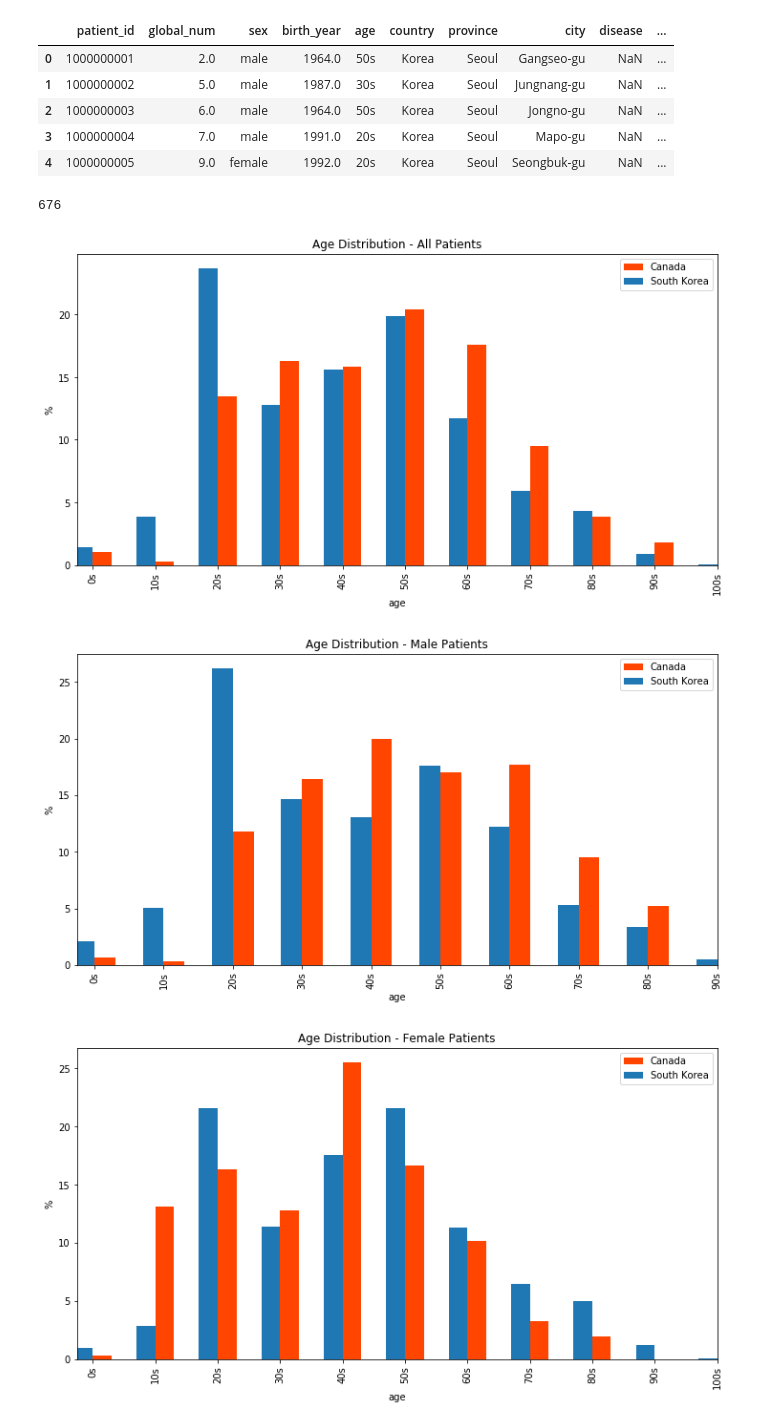
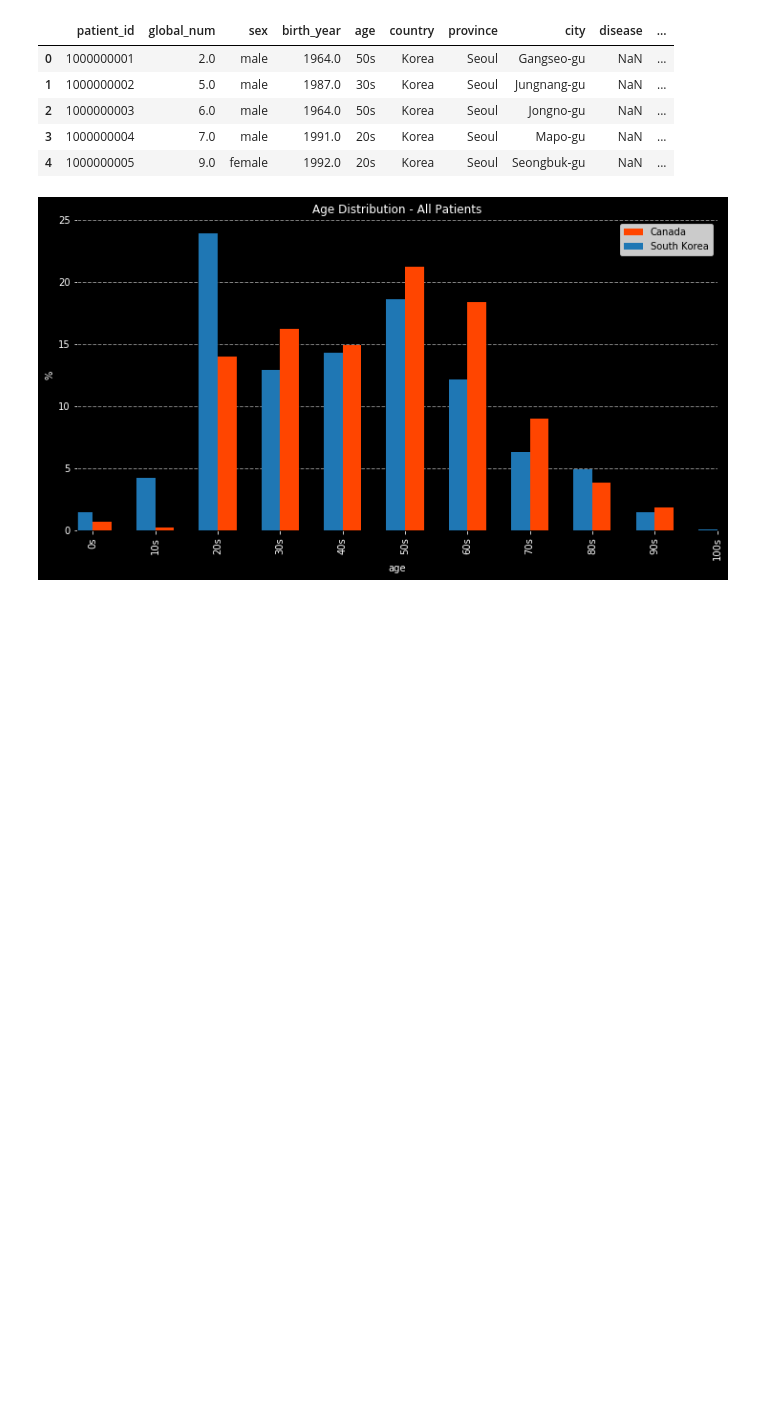
Before and after one commit to Thiagobc23/COVID-19, a Jupyter notebook: 03_patients.ipynb, the cells around one changed output. Drawn from its saved outputs; the diff is of its cells as text; code cells hidden in the pictures; blank space fills up the shorter version.

```diff
--- a/03_patients.ipynb
+++ b/03_patients.ipynb
@@ -12,8 +12,12 @@ df_patients.head()
 | 2 | 1000000003 | 6.0 | male | 1964.0 | 50s | Korea | Seoul | Jongno-gu | NaN | ... |
 | 3 | 1000000004 | 7.0 | male | 1991.0 | 20s | Korea | Seoul | Mapo-gu | NaN | ... |
 | 4 | 1000000005 | 9.0 | female | 1992.0 | 20s | Korea | Seoul | Seongbuk-gu | NaN | ... |
+# %%
+# remove 66's
+index = df_patients[df_patients['age'] == '66s']['age'].index[0]
+df_patients.at[index, 'age'] = "60s"
 # %%
-path = 'c:/py/covid19/data/uncover/covid_19_canada_open_data_working_group'
+path = 'data/canada/'
 df_can = pd.read_csv(path+'/public-covid-19-cases-canada.csv')
 df_can.head()
 
@@ -32,74 +36,42 @@ for i, row in df_can.iterrows():
     new_age.append(corrections[row['age']])
 
 df_can['age'] = new_age
-# %%
-len(df_can)
-# %% [output]
-676
 # %%
 #Age dist - All
-fig, ax = plt.subplots(1, figsize=(12,6))
+fig, ax = plt.subplots(1, figsize=(12,6), facecolor='black')
 
 ages_dist = df_patients.groupby('age').count()['patient_id']
 
 ag = pd.DataFrame(ages_dist.index)
 ag['count'] = ages_dist.values / ages_dist.sum() * 100
 ag['index'] = [0,10,1,2,3,4,5,6,7,8,9]
 ag.set_index('index', inplace=True)
 
 ages_dist_can = df_can.groupby('age').count()['provincial_case_id']
 ag_can = pd.DataFrame(ages_dist_can.index)
 ag_can['count'] = ages_dist_can.values / ages_dist_can.sum() * 100
 ag_can.sort_index().plot(kind='bar', x='age', ax=ax, width=0.3, align='edge', color='orangered')
 
 ag.sort_index().plot(kind='bar', x='age', ax=ax, width=-0.3, align='edge')
-plt.title('Age Distribution - All Patients')
-plt.ylabel('%')
+plt.title('Age Distribution - All Patients', color='white')
+plt.ylabel('%', color='white')
 plt.legend(['Canada','South Korea'])
-plt.savefig('pics/Age Distribution - All Patients.png', facecolor='white', edgecolor='none')
 
-#Age dist - Male
-fig, ax = plt.subplots(1, figsize=(12,6))
+# grid
+ax.grid(color='grey', linestyle='dashed', linewidth=1, axis = 'y')
+ax.set_axisbelow(True)
 
-ages_dist = df_patients[df_patients['sex'] == 'male'].groupby('age').count()['patient_id']
-ag = pd.DataFrame(ages_dist.index)
-ag['count'] = ages_dist.values / ages_dist.sum() * 100
+# remove spines
+ax.spines['top'].set_visible(False)
+ax.spines['right'].set_visible(False)
 
-ages_dist_can = df_can[df_can['sex'] == 'Male'].groupby('age').count()['provincial_case_id']
-ag_can = pd.DataFrame(ages_dist_can.index)
-ag_can['count'] = ages_dist_can.values / ages_dist_can.sum() * 100
-ag_can.sort_index().plot(kind='bar', x='age', ax=ax, width=0.3, align='edge', color='orangered')
+#colors
+ax.set_facecolor('xkcd:black')
+ax.tick_params(axis='x', colors='white')
+ax.tick_params(axis='y', colors='white')
+ax.yaxis.label.set_color('white')
+ax.xaxis.label.set_color('white')
 
-ag.sort_index().plot(kind='bar', x='age', ax=ax, width=-0.3, align='edge')
-plt.title('Age Distribution - Male Patients')
-plt.ylabel('%')
-plt.legend(['Canada','South Korea'])
-plt.savefig('pics/Age Distribution - Male Patients.png', facecolor='white', edgecolor='none')
-
-#Age dist - Female
-fig, ax = plt.subplots(1, figsize=(12,6))
-
-ages_dist = df_patients[df_patients['sex'] == 'female'].groupby('age').count()['patient_id']
-
-ages_dist
-
-ag = pd.DataFrame(ages_dist.index)
-ag['count'] = ages_dist.values / ages_dist.sum() * 100
-ag['index'] = [0,10,1,2,3,4,5,6,7,8,9]
-ag.set_index('index', inplace=True)
-
-ages_dist_can = df_can[df_can['sex'] == 'Female'].groupby('age').count()['provincial_case_id']
-ag_can = pd.DataFrame(ages_dist_can.index)
-ag_can['count'] = ages_dist_can.values / ages_dist_can.sum() * 100
-ag_can.sort_index().plot(kind='bar', x='age', ax=ax, width=0.3, align='edge', color='orangered')
-
-
-ag.sort_index().plot(kind='bar', x='age', ax=ax, width=-0.3, align='edge')
-plt.title('Age Distribution - Female Patients')
-plt.ylabel('%')
-plt.legend(['Canada','South Korea'])
-plt.savefig('pics/Age Distribution - Female Patients.png', facecolor='white', edgecolor='none')
+plt.savefig('img/Age Distribution - All Patients.png', facecolor='black', edgecolor='none')
 # %% [output]
-[figure, old version]
+[figure, new version]
-[figure, removed]
-[figure, removed]
```
Also changed, not shown: parts of 9 cells of this notebook, 34 other files.
